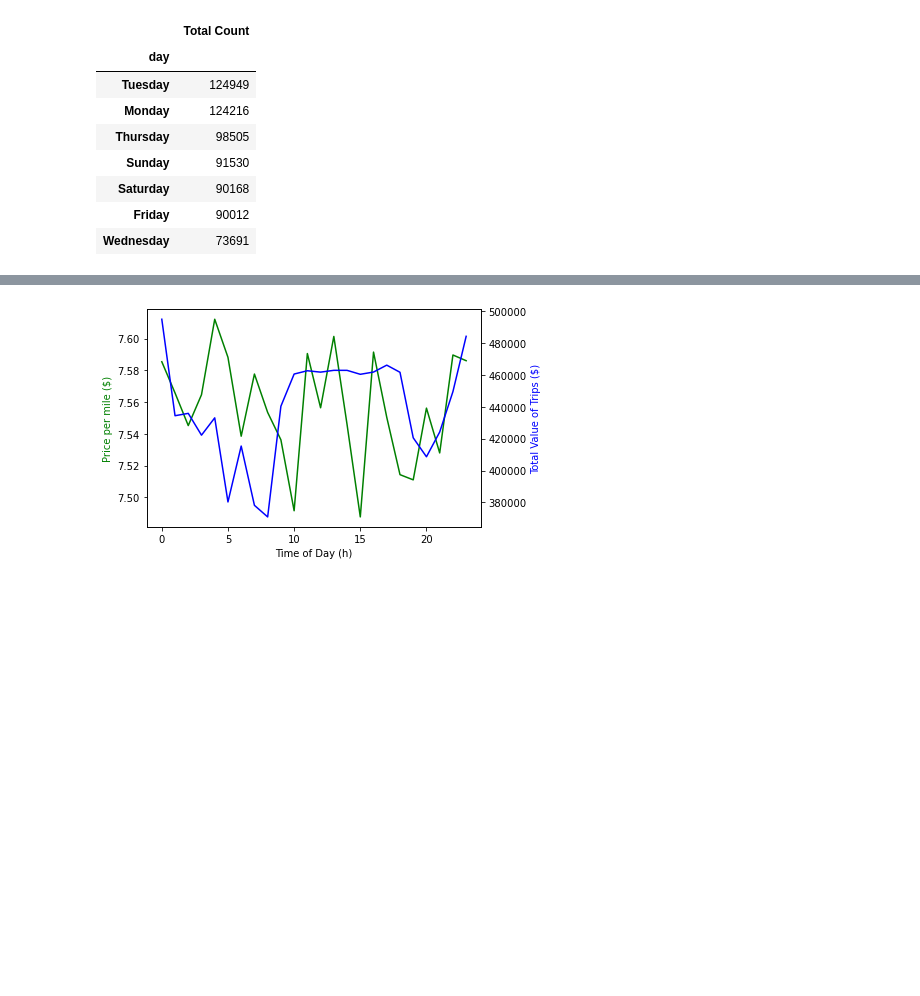
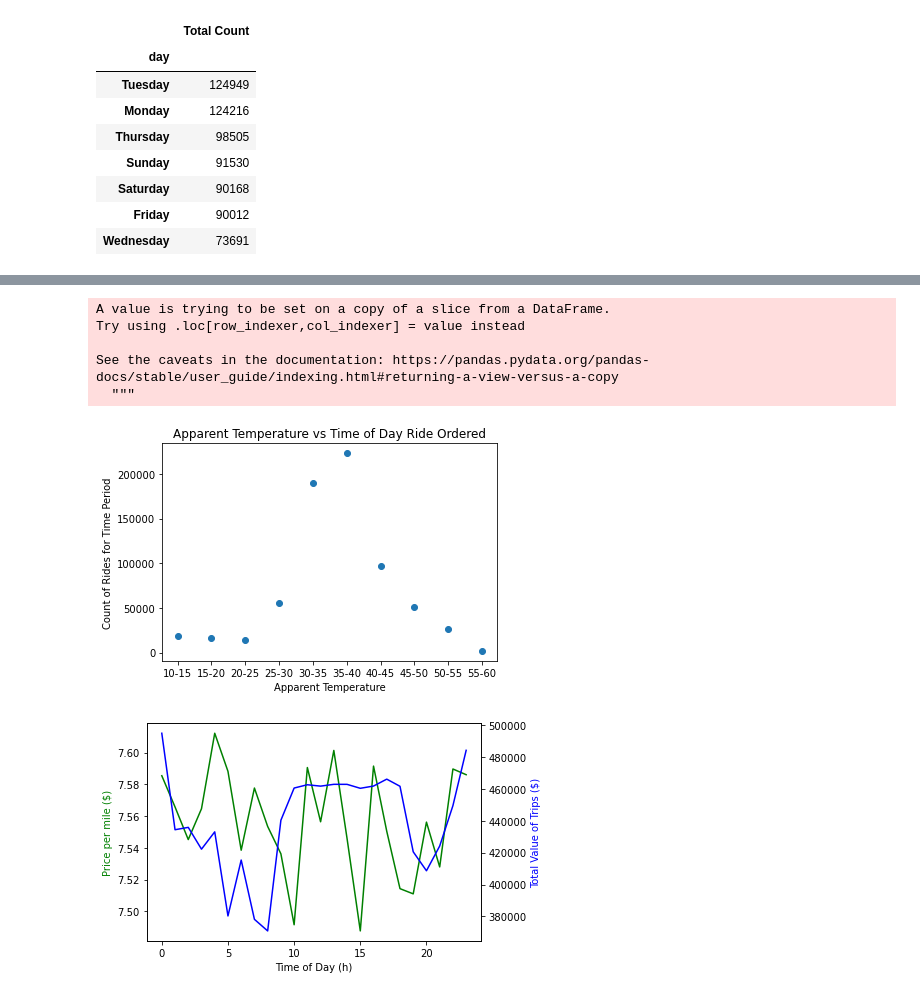
Before and after one commit to jillpeloquin13/UberProject, a Jupyter notebook: uber_data.ipynb, the cells around one changed output, grey strips where cells are left out. Saved outputs shown, nothing was run; the diff lists cells and outputs as text; code cells hidden in the pictures; blank space fills up the shorter version.

```diff
--- a/uber_data.ipynb
+++ b/uber_data.ipynb
@@ -327,3 +348,40 @@ Total_rides_day_df
+# %%
+# Bin by Temperature / count
+bins = [10, 15, 20, 25, 30, 35, 40, 45, 50, 55, 60]
+group_names = ["10-15", "15-20", "20-25", "25-30", "30-35", "35-40", "40-45", "45-50", "50-55", "55-60"]
+
+clean_ride_data["Apparent Temp"] = pd.cut(clean_ride_data["apparentTemperature"], bins, labels=group_names, include_lowest=True)
+
+# Creating a group based off of the bins
+Temp_group = clean_ride_data.groupby("Apparent Temp")
+
+# Find how many rows fall into each bin
+Apparent_count = (Temp_group["Apparent Temp"].count())
+
+
+BinnedTemp = {
+                         "Count": Apparent_count
+
+                      }
+
+BinnedTemp_df= pd.DataFrame(BinnedTemp)
+BinnedTemp_df
+
+Temp = BinnedTemp_df.index
+Count = BinnedTemp_df['Count']
+
+plt.scatter(Temp, Count)
+plt.ylabel('Count of Rides for Time Period')
+plt.xlabel('Apparent Temperature')
+plt.title('Apparent Temperature vs Time of Day Ride Ordered')
+plt.show()
+# %% [output]
+A value is trying to be set on a copy of a slice from a DataFrame.
+Try using .loc[row_indexer,col_indexer] = value instead
+
+See the caveats in the documentation: https://pandas.pydata.org/pandas-docs/stable/user_guide/indexing.html#returning-a-view-versus-a-copy
+  """
+[figure, added]
 # %%
 # Pie Plot/Bar Plot for the density of trips by district - Tova
 # %%
```
Also changed, not shown: parts of 16 cells of this notebook.
